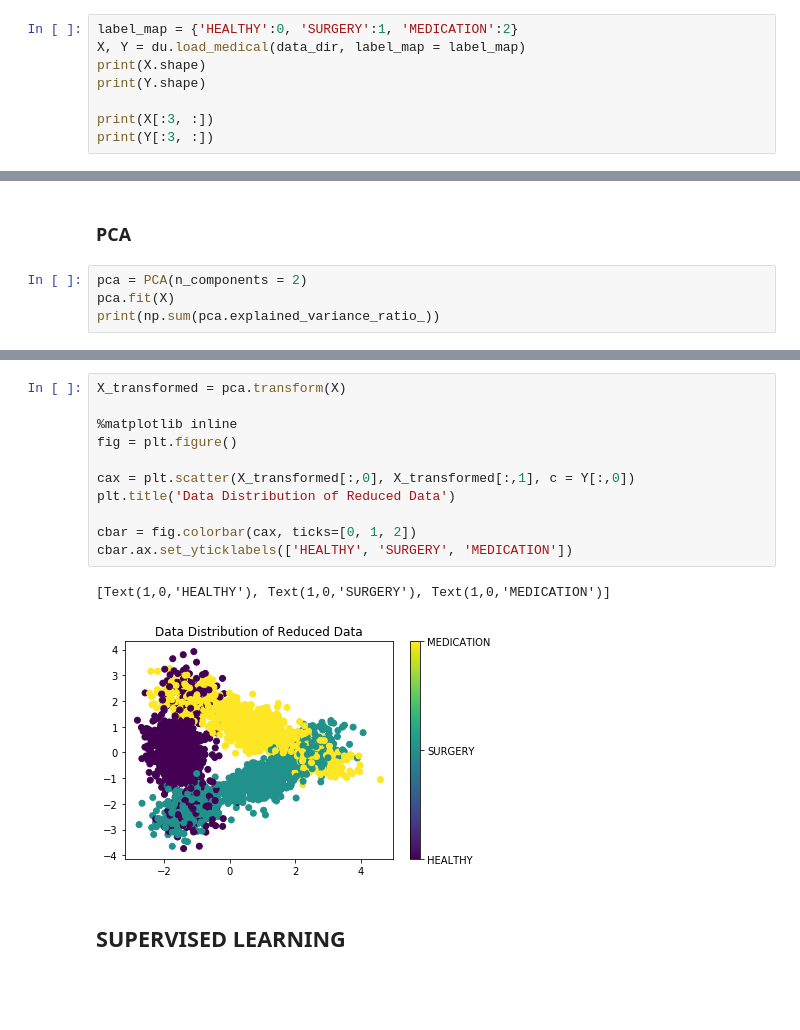
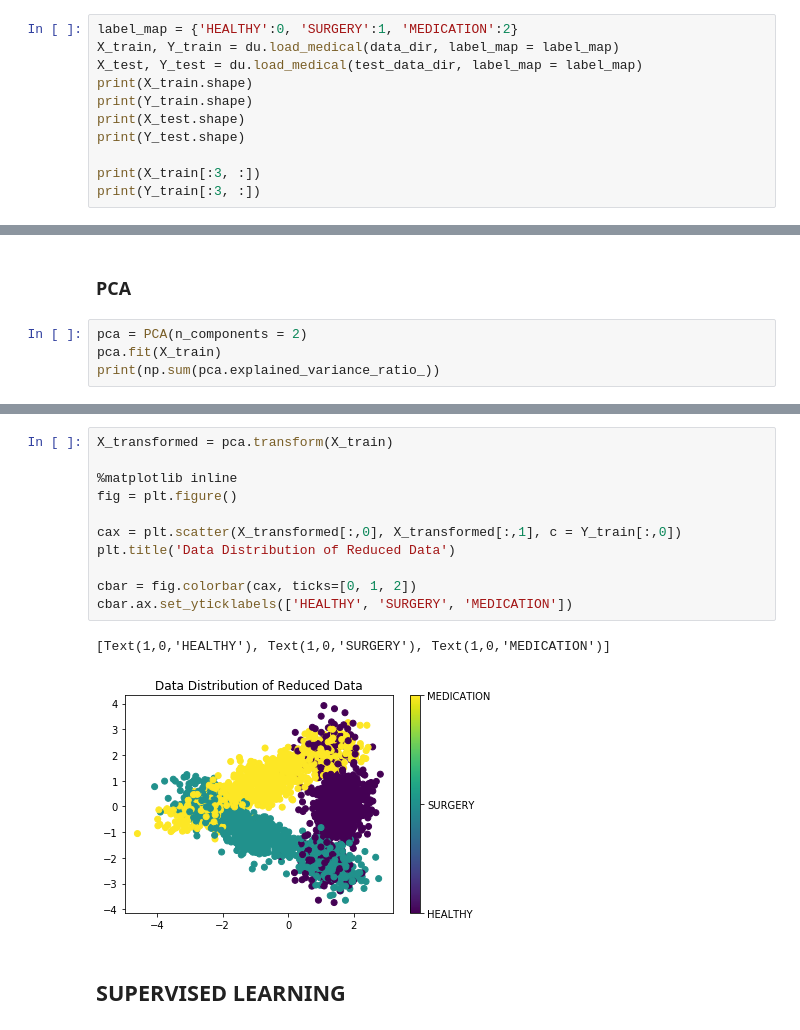
Before and after one commit to singlas690/ELL_Assignment2, a Jupyter notebook: src/Medical.ipynb, the cells around one changed output, grey strips where cells are left out. Saved outputs shown, nothing was run; the diff lists cells and outputs as text; blank space fills up the shorter version.

```diff
--- a/src/Medical.ipynb
+++ b/src/Medical.ipynb
@@ -31,10 +33,13 @@ random_seed = 1
 np.set_printoptions(precision=4)
 # %%
 label_map = {'HEALTHY':0, 'SURGERY':1, 'MEDICATION':2}
-X, Y = du.load_medical(data_dir, label_map = label_map)
-print(X.shape)
-print(Y.shape)
+X_train, Y_train = du.load_medical(data_dir, label_map = label_map)
+X_test, Y_test = du.load_medical(test_data_dir, label_map = label_map)
+print(X_train.shape)
+print(Y_train.shape)
+print(X_test.shape)
+print(Y_test.shape)
 
-print(X[:3, :])
-print(Y[:3, :])
+print(X_train[:3, :])
+print(Y_train[:3, :])
 # %% [output]
@@ -76,6 +83,6 @@ FigureCanvasNbAgg()
 ### PCA
 # %%
 pca = PCA(n_components = 2)
-pca.fit(X)
+pca.fit(X_train)
 print(np.sum(pca.explained_variance_ratio_))
 # %% [output]
@@ -83,17 +90,17 @@ print(np.sum(pca.explained_variance_ratio_))
 # %%
-X_transformed = pca.transform(X)
+X_transformed = pca.transform(X_train)
 
 %matplotlib inline
 fig = plt.figure()
 
-cax = plt.scatter(X_transformed[:,0], X_transformed[:,1], c = Y[:,0])
+cax = plt.scatter(X_transformed[:,0], X_transformed[:,1], c = Y_train[:,0])
 plt.title('Data Distribution of Reduced Data')
 
 cbar = fig.colorbar(cax, ticks=[0, 1, 2])
 cbar.ax.set_yticklabels(['HEALTHY', 'SURGERY', 'MEDICATION'])
 # %% [output]
 [Text(1,0,'HEALTHY'), Text(1,0,'SURGERY'), Text(1,0,'MEDICATION')]
-[figure, old version]
+[figure, new version]
 # %% [markdown]
 ## SUPERVISED LEARNING
 # %% [markdown]
```
Also changed, not shown: parts of 31 cells of this notebook.
